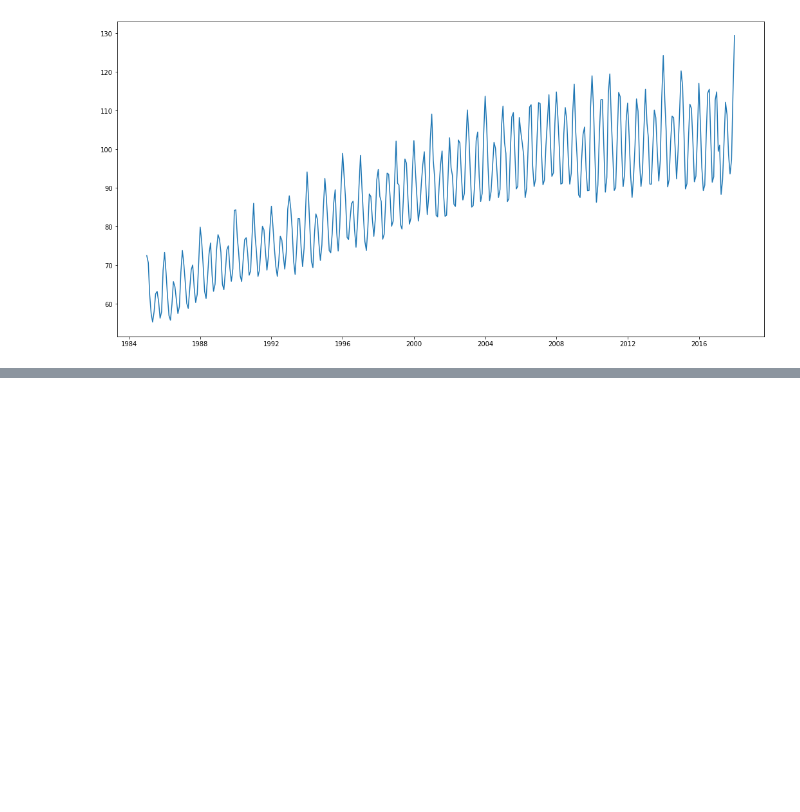
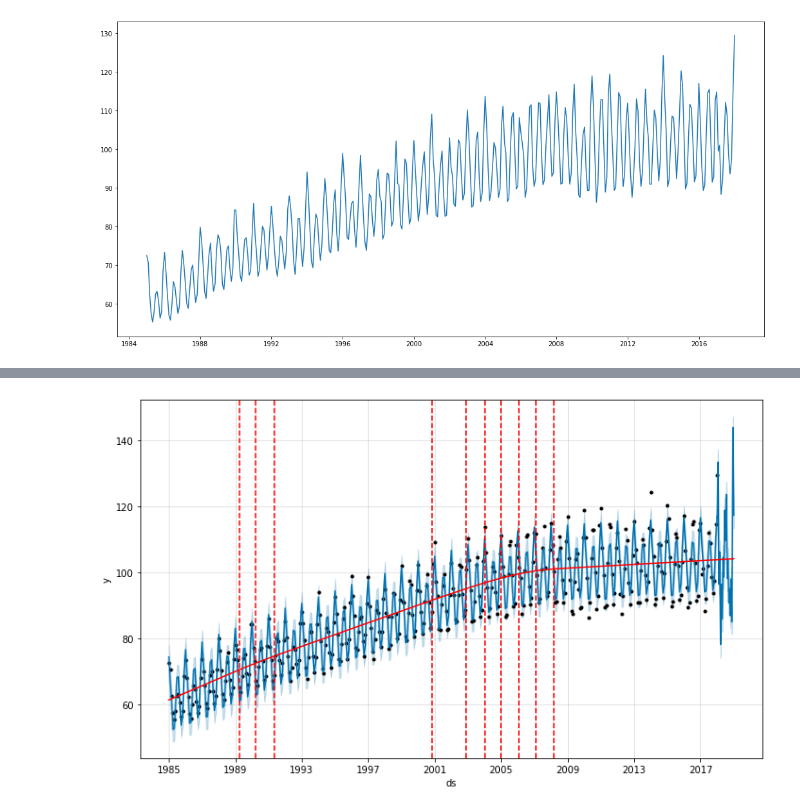
Before and after one commit to HssngH/ToBigs18, a Jupyter notebook: 시계열분석_과제.ipynb, the cells around one changed output, grey strips where cells are left out. Drawn from its saved outputs; the diff is of its cells as text; code cells hidden in the pictures; blank space fills up the shorter version.

```diff
--- a/시계열분석_과제.ipynb
+++ b/시계열분석_과제.ipynb
@@ -95,0 +111,8 @@ ValueError: ignored
+# %%
+from prophet.plot import add_changepoints_to_plot
+
+fig = m.plot(forecast)
+a = add_changepoints_to_plot(fig.gca(), m, forecast)
+# 빨간 실선은 트렌드를 의미하며, 빨간 점선은 트렌드가 변화하는 changepoint를 의미함
+# %% [output]
+[figure, added]
```
Also changed, not shown: parts of 13 cells of this notebook.
